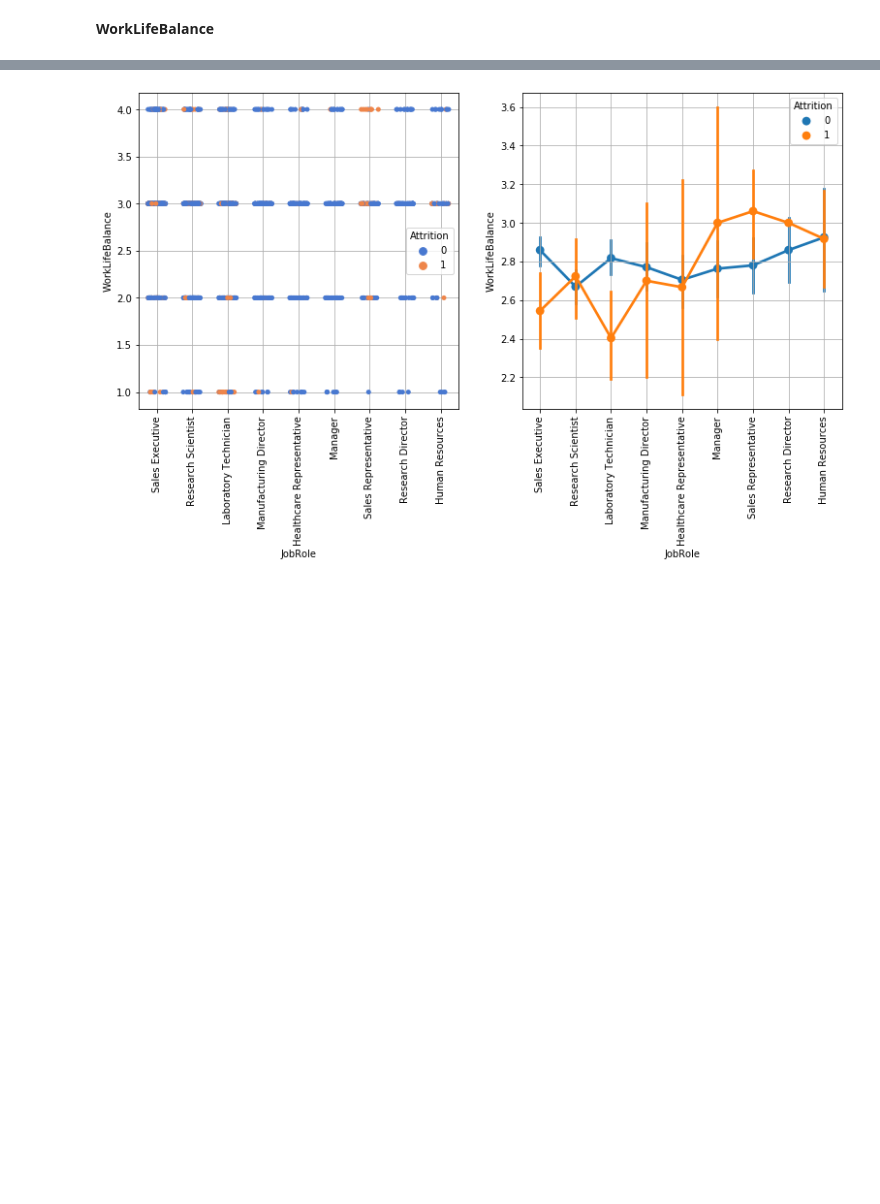
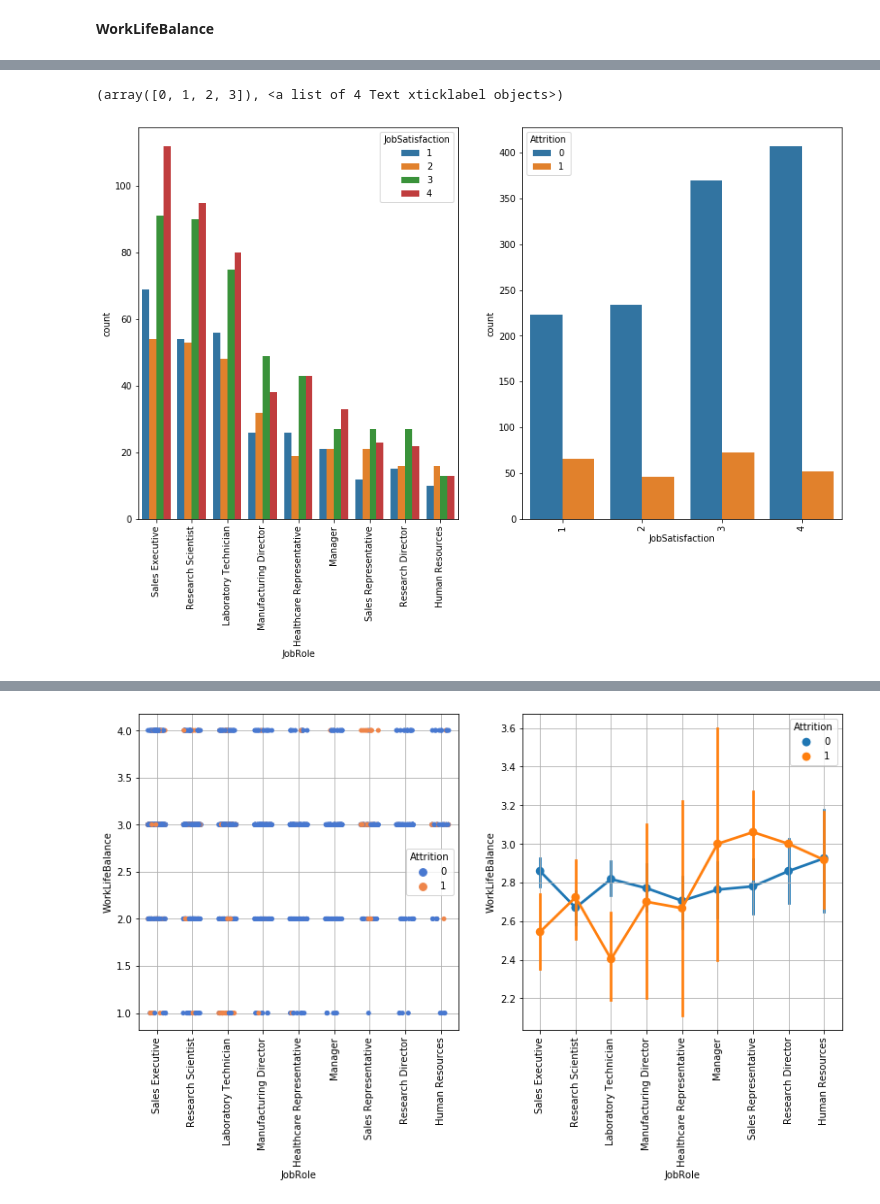
Before and after one commit to harashtaht/EmployeeAttritionIBM, a Jupyter notebook: Final_EmployeeAttrition.ipynb, the cells around one changed output, grey strips where cells are left out. Saved outputs shown, nothing was run; the diff lists cells and outputs as text; code cells hidden in the pictures; blank space fills up the shorter version.

```diff
--- a/Final_EmployeeAttrition.ipynb
+++ b/Final_EmployeeAttrition.ipynb
@@ -680,0 +697,15 @@ __WorkLifeBalance__
+# %%
+plt.figure(figsize=(14,8))
+
+plt.subplot(1,2,1)
+# plt.figure(figsize=(8,6))
+sns.countplot(df['JobRole'], hue=df['JobSatisfaction'])
+plt.xticks(rotation=90)
+
+# plt.figure(figsize=(8,6))
+plt.subplot(1,2,2)
+sns.countplot(df['JobSatisfaction'], hue=df['Attrition'])
+plt.xticks(rotation=90)
+# %% [output]
+(array([0, 1, 2, 3]), <a list of 4 Text xticklabel objects>)
+[figure, added]
```
Also changed, not shown: parts of 4 cells of this notebook.
